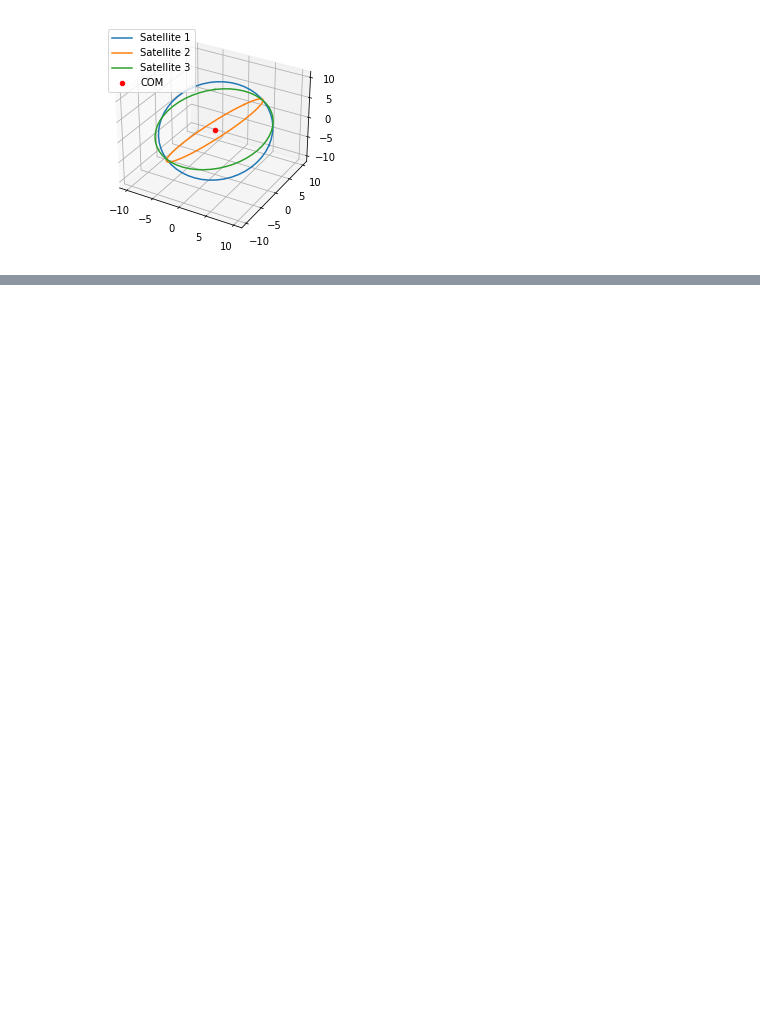
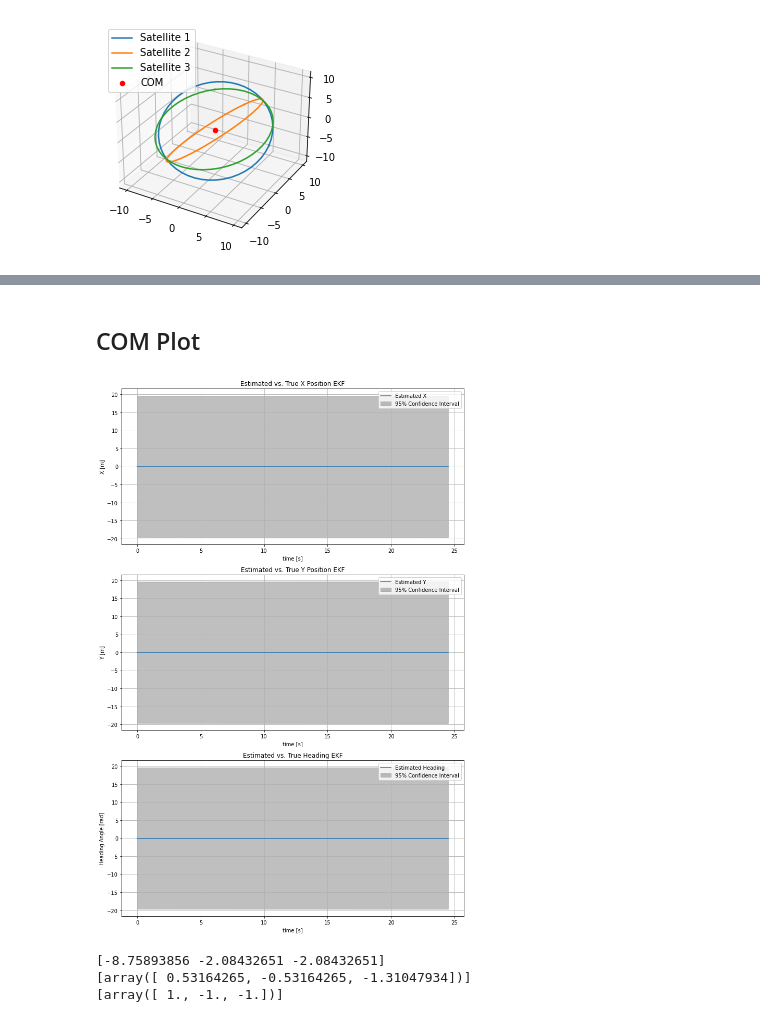
Before and after one commit to annasulzer/273-final-project, a Jupyter notebook: simulate_playground_EKF.ipynb, the cells around one changed output, grey strips where cells are left out. Drawn from its saved outputs; the diff is of its cells as text; code cells hidden in the pictures; blank space fills up the shorter version.

```diff
--- a/simulate_playground_EKF.ipynb
+++ b/simulate_playground_EKF.ipynb
@@ -98,15 +79,21 @@ sigma0 = np.diag(np.ones((39)))
 
 kalman_filter = EKF.KalmanFilter(mu0, sigma0)
 # %%
-P_est_hist = np.zeros((len(t1), 39, 39))
-x_est_hist = np.zeros((len(t1), 39))
+t1 = np.linspace(0,60)
+
+P_est_hist = np.zeros((len(t1), n, n))
+x_est_hist = np.zeros((len(t1), n))
+x_est_hist_min = np.zeros((len(t1), n))
 for i in range(len(t1)):
-    y = np.zeros(11) #replace with measurements
-    sat_pos = s1[:, i]
+    y = mtest[i].flatten() #replace with measurements
+    sat_pos = o1[i].flatten()
 
     x_est_min, P_est = kalman_filter.predict()
-    x_est, P_est = kalman_filter.update(y, x_est_min, P_est, sat_pos)
+    x_est, P_est = kalman_filter.update(y[:11], x_est_min, P_est, sat_pos)
 
     # Make sure to store the estimated state and covariance for analysis
     P_est_hist[i, :, :] = P_est
     x_est_hist[i, :] = x_est
+    print('xest')
+    print(x_est)
+    x_est_hist_min[i, :] = x_est_min
@@ -112,0 +129,49 @@ for i in range(len(t1)):
+# %% [markdown]
+## COM Plot
+# %%
+time_step = 0.5
+time_array = np.arange(0, len(x_est_hist) * time_step, time_step)
+
+std_dev_heading = np.sqrt(P_est_hist[:, 2, 2])
+confidence_interval_heading = 1.96 * std_dev_heading #95%
+
+std_dev_x = np.sqrt(P_est_hist[:, 0, 0])
+confidence_interval_x = 1.96 * std_dev_x
+
+std_dev_y = np.sqrt(P_est_hist[:, 1, 1])
+confidence_interval_y = 1.96 * std_dev_y
+
+fig, axs = plt.subplots(3, 1, figsize=(10, 15))
+
+#axs[0].plot(time_array, posehist[:, 0], label="True X")
+axs[0].plot(time_array, x_est_hist[:, 0], label="Estimated X")
+axs[0].fill_between(time_array, x_est_hist[:, 0] - confidence_interval_x, x_est_hist[:, 0] + confidence_interval_x, color='gray', alpha=0.5, label="95% Confidence Interval")
+axs[0].set_xlabel('time [s]')
+axs[0].set_ylabel('X [m]')
+axs[0].legend()
+axs[0].grid(True)
+axs[0].set_title('Estimated vs. True X Position EKF')
+
+# Plot Y Position
+#axs[1].plot(time_array, posehist[:, 1], label="True Y")
+axs[1].plot(time_array, x_est_hist[:, 1], label="Estimated Y")
+axs[1].fill_between(time_array,  x_est_hist[:, 1] - confidence_interval_y, x_est_hist[:, 1] + confidence_interval_y, color='gray', alpha=0.5, label="95% Confidence Interval")
+axs[1].set_xlabel('time [s]')
+axs[1].set_ylabel('Y [m]')
+axs[1].legend()
+axs[1].grid(True)
+axs[1].set_title('Estimated vs. True Y Position EKF')
+
+#axs[2].plot(time_array, posehist[:, 2], label="True Heading")
+axs[2].plot(time_array, x_est_hist[:, 2], label="Estimated Heading")
+axs[2].fill_between(time_array, x_est_hist[:, 2] - confidence_interval_heading, x_est_hist[:, 2] + confidence_interval_heading, color='gray', alpha=0.5, label="95% Confidence Interval")
+axs[2].set_xlabel('time [s]')
+axs[2].set_ylabel('Heading Angle [rad]')
+axs[2].legend()
+axs[2].grid(True)
+axs[2].set_title('Estimated vs. True Heading EKF')
+
+plt.tight_layout()
+plt.show()
+# %% [output]
+[figure, added]
@@ -112,0 +186,9 @@ for i in range(len(t1)):
+# %%
+print(x_est_hist_min[0, 9:12])
+print(x_est_hist[0, 9:12])
+print([posehist[1, :]])
+print([mu0[9:12]])
+# %% [output]
+[-8.75893856 -2.08432651 -2.08432651]
+[array([ 0.53164265, -0.53164265, -1.31047934])]
+[array([ 1., -1., -1.])]
```
Also changed, not shown: parts of 11 cells of this notebook, 3 other files.
